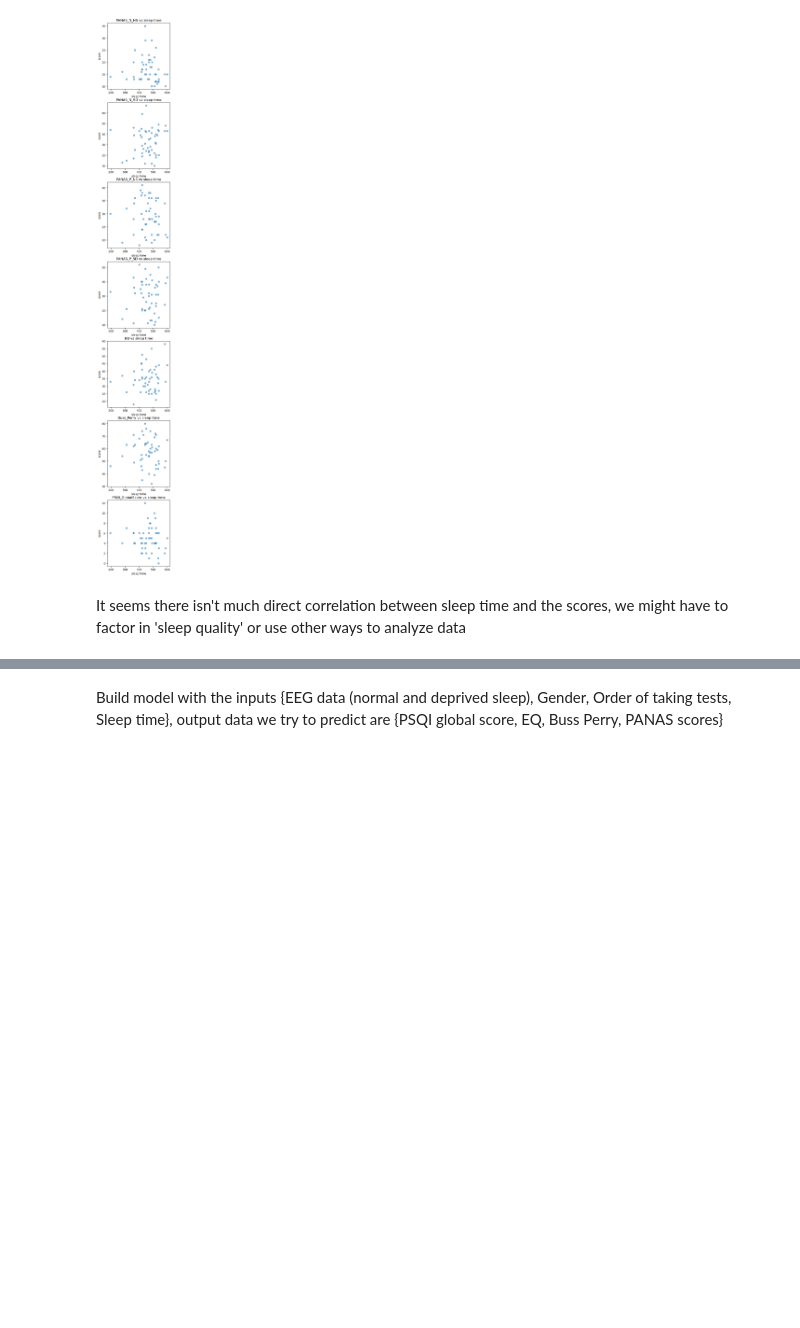
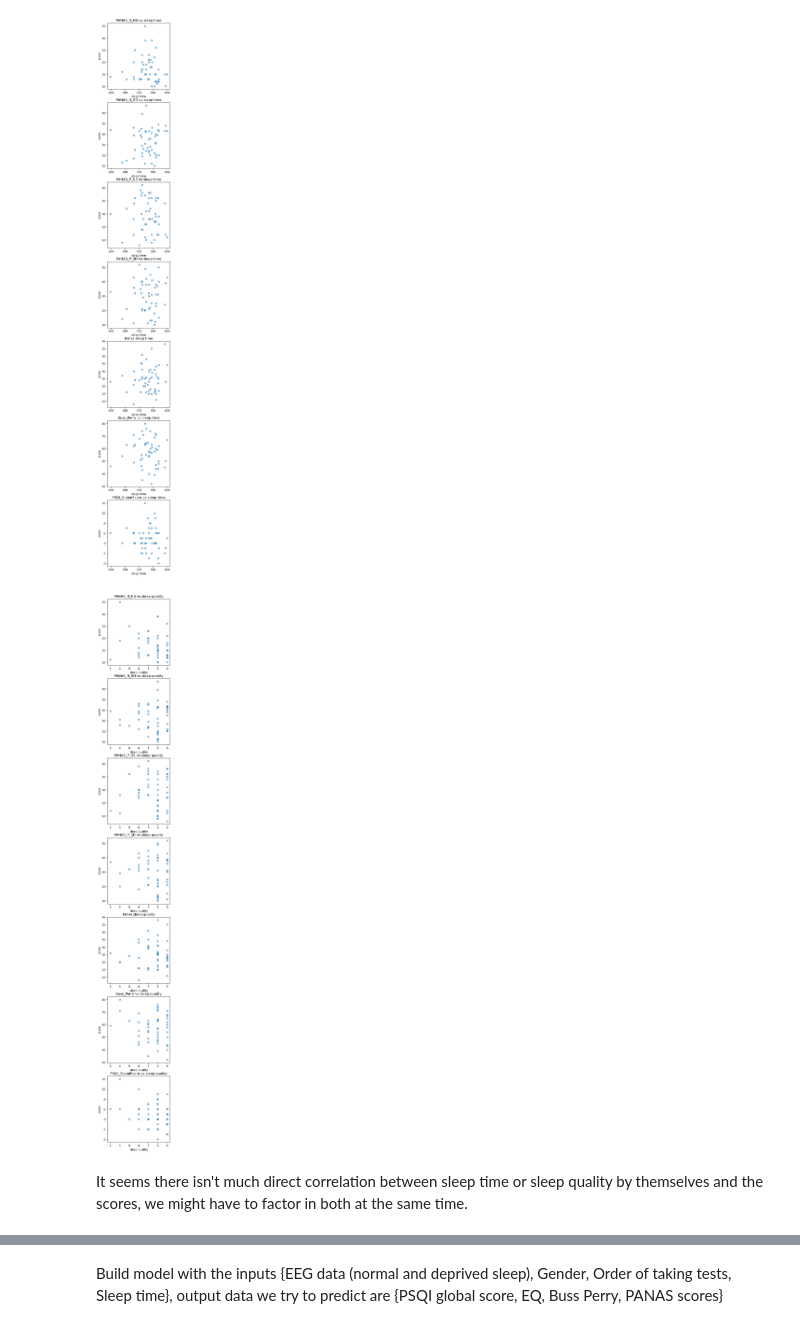
Before and after one commit to yangwestyyy21/sleepdeprivation_COGS138, a Jupyter notebook: sleepdeprivation_COGS138/EDA.ipynb, the cells around one changed output, grey strips where cells are left out. Cells and saved outputs as stored; diff of their text form; code cells hidden in the pictures; blank space fills up the shorter version.

```diff
--- a/sleepdeprivation_COGS138/EDA.ipynb
+++ b/sleepdeprivation_COGS138/EDA.ipynb
@@ -294,5 +307,19 @@ for idx,ax in enumerate(a):
 plt.show()
 # %% [output]
 [figure]
+# %%
+#plot for sleep quality vs test results
+
+titles = ['PANAS_N_NS','PANAS_N_SD','PANAS_P_NS','PANAS_P_SD', 'EQ', 'Buss_Perry', 'PSQI_GlobalScore']
+f,a = plt.subplots(7,1, figsize=(4, 35))
+a = a.ravel()
+for idx,ax in enumerate(a):
+    ax.scatter(df['SleepDiary_item3_NS'], df[titles[idx]], alpha = 0.5)
+    ax.set_title(titles[idx] + " vs sleep quality")
+    ax.set_xlabel('sleep quality')
+    ax.set_ylabel('score')
+plt.show()
+# %% [output]
+[figure, added]
 # %% [markdown]
-It seems there isn't much direct correlation between sleep time and the scores, we might have to factor in 'sleep quality' or use other ways to analyze data
+It seems there isn't much direct correlation between sleep time or sleep quality by themselves and the scores, we might have to factor in both at the same time.
```
Also changed, not shown: parts of 4 cells of this notebook.
